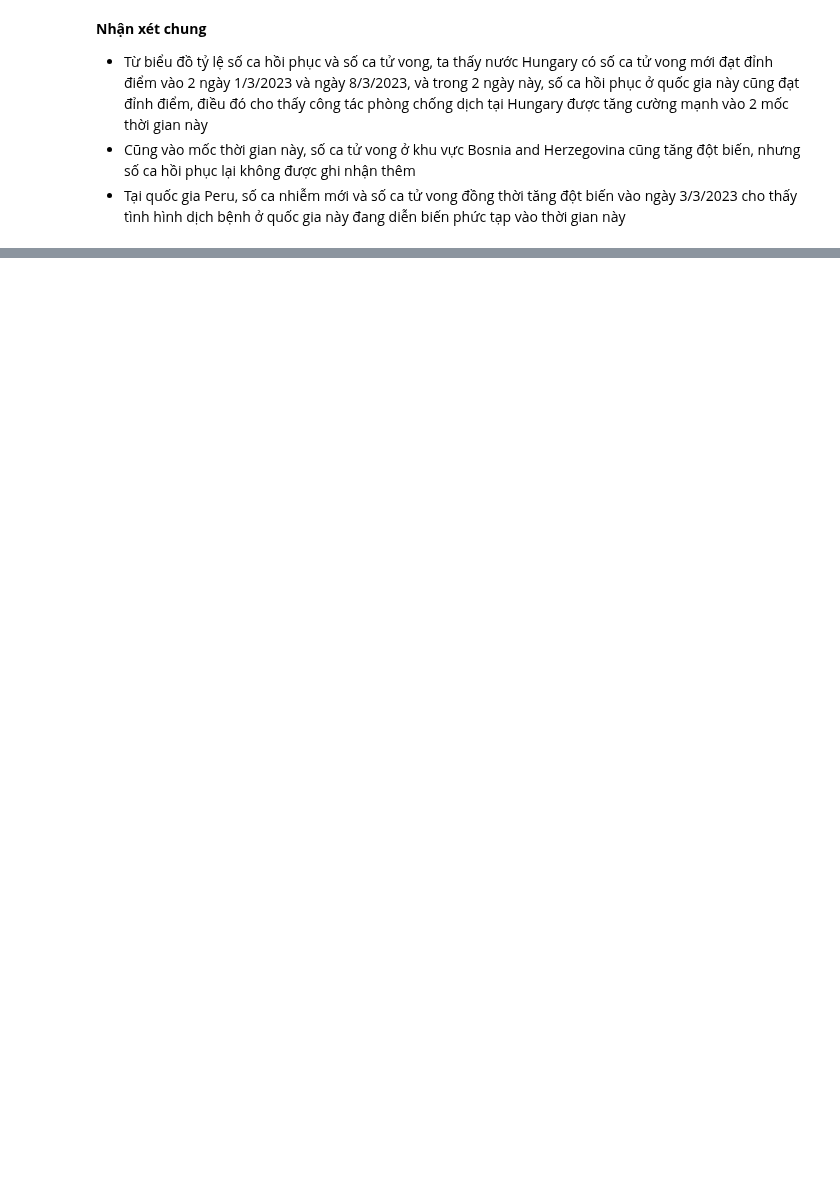
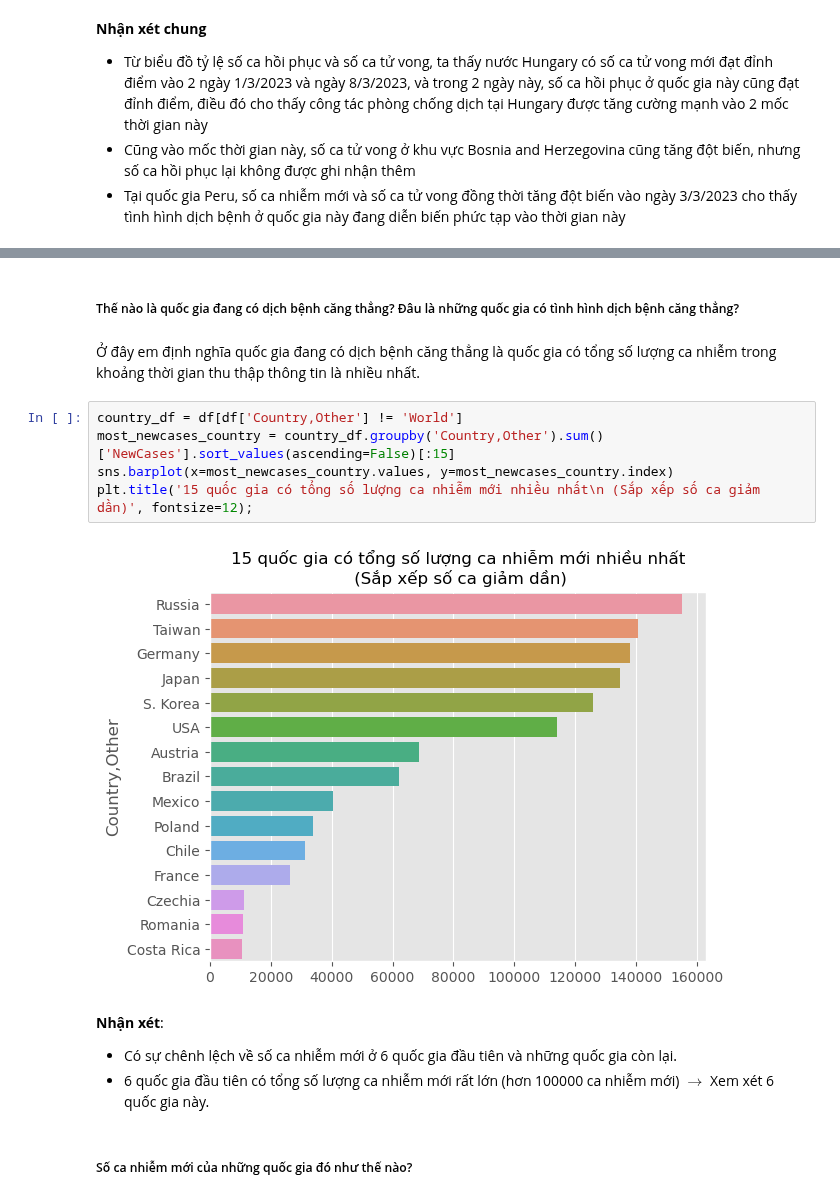
Before and after one commit to vntan/Covid-19-Analysis, a Jupyter notebook: Lab01.ipynb, the cells around one changed output, grey strips where cells are left out. Cells and saved outputs as stored; diff of their text form; blank space fills up the shorter version.

```diff
--- a/Lab01.ipynb
+++ b/Lab01.ipynb
@@ -632,0 +639,17 @@ fig.tight_layout(pad=2)
+# %% [markdown]
+##### Thế nào là quốc gia đang có dịch bệnh căng thẳng? Đâu là những quốc gia có tình hình dịch bệnh căng thẳng?
+# %% [markdown]
+Ở đây em định nghĩa quốc gia đang có dịch bệnh căng thẳng là quốc gia có tổng số lượng ca nhiễm trong khoảng thời gian thu thập thông tin là nhiều nhất.
+# %%
+country_df = df[df['Country,Other'] != 'World']
+most_newcases_country = country_df.groupby('Country,Other').sum()['NewCases'].sort_values(ascending=False)[:15]
+sns.barplot(x=most_newcases_country.values, y=most_newcases_country.index)
+plt.title('15 quốc gia có tổng số lượng ca nhiễm mới nhiều nhất\n (Sắp xếp số ca giảm dần)', fontsize=12);
+# %% [output]
+[figure, added]
+# %% [markdown]
+**Nhận xét**:
+* Có sự chênh lệch về số ca nhiễm mới ở 6 quốc gia đầu tiên và những quốc gia còn lại.
+* 6 quốc gia đầu tiên có tổng số lượng ca nhiễm mới rất lớn (hơn 100000 ca nhiễm mới) $\to$ Xem xét 6 quốc gia này.
+# %% [markdown]
+##### Số ca nhiễm mới của những quốc gia đó như thế nào?
```
Also changed, not shown: parts of 17 cells of this notebook, 1 other file.
